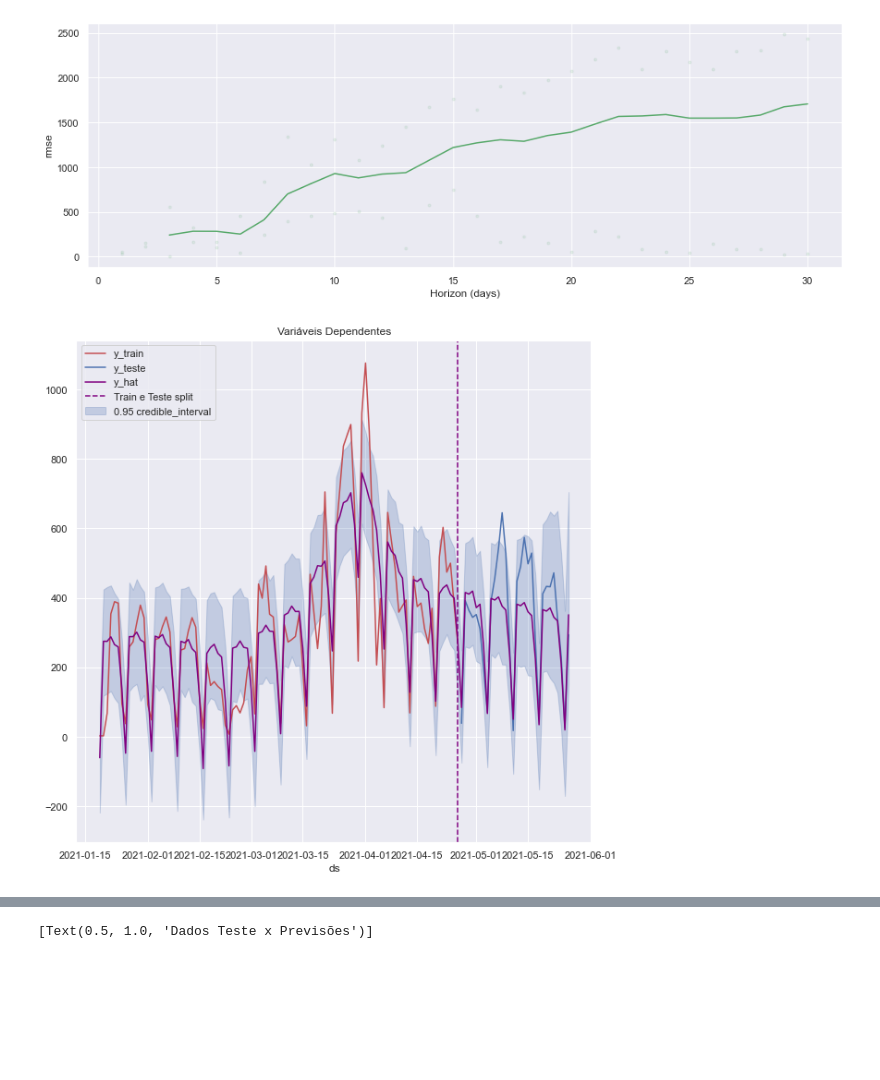
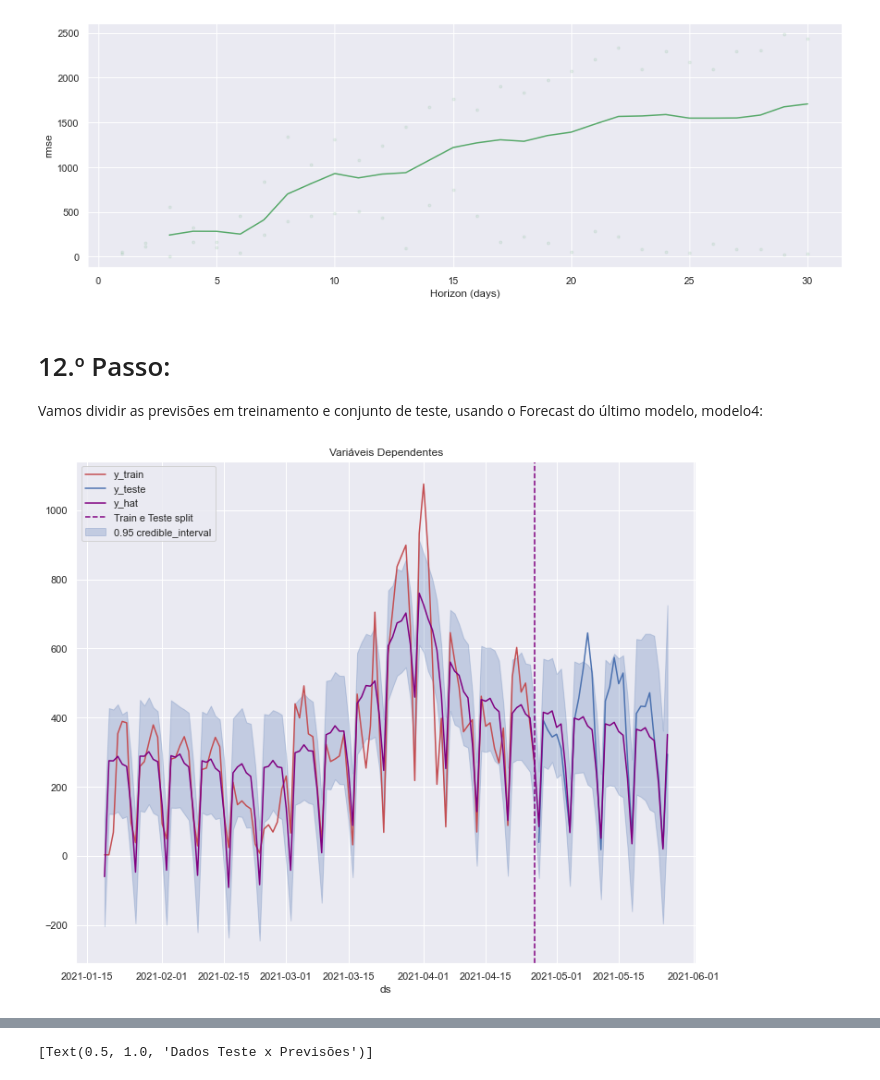
Before and after one commit to nubia-mp1211/Projeto-Final, a Jupyter notebook: ATUAL -Tratando-Vacinados e Previsoes.ipynb, the cells around one changed output, grey strips where cells are left out. Cells and saved outputs as stored; diff of their text form; code cells hidden in the pictures; blank space fills up the shorter version.

```diff
--- a/ATUAL -Tratando-Vacinados e Previsoes.ipynb
+++ b/ATUAL -Tratando-Vacinados e Previsoes.ipynb
@@ -216,6 +215,7 @@ Total REAL de Vacinados com 2. dose =  19376000.0
 # Limpando os campos das Doses, retirando os nulos NaN
 
 df['1a_dose'].fillna(0, inplace = True)
+df['1a_dose'].fillna('NaT', inplace = True)
 
 df['2a_dose'].fillna(0, inplace = True)
 # %%
@@ -946,20 +941,25 @@ Vamos dividir as previsões em treinamento e conjunto de teste, usando o Forecas
+# %% [markdown]
+# 12.º Passo:
+
+Vamos dividir as previsões em treinamento e conjunto de teste, usando o Forecast do
+último modelo, modelo4:
 # %%
-fig, ax = plt.subplots(figsize=(10,10))
+fig, ax = plt.subplots(figsize=(12,10))
 
 ax.fill_between(
     x =forecast4['ds'],
     y1 =forecast4['yhat_lower'],
     y2 =forecast4['yhat_upper'],
     color = 'b',
     alpha=0.25,
     label=r'0.95 credible_interval'
 )
 
 sns.lineplot(x ='ds', y ='y',    label ='y_train', color = 'r', data  = df1_train, ax=ax)
 sns.lineplot(x ='ds', y ='y',    label ='y_teste', data   = df1_teste, ax=ax)
 sns.lineplot(x ='ds', y ='yhat', label ='y_hat', color = 'purple', data     = forecast4, ax=ax)
 ax.axvline(end_date, color = 'purple', linestyle='--', label='Train e Teste split')
 ax.legend(loc='upper left')
 ax.set(title='Variáveis Dependentes', ylabel='');
 # %% [output]
-[figure, old version]
+[figure, new version]
```
Also changed, not shown: parts of 28 cells of this notebook.
